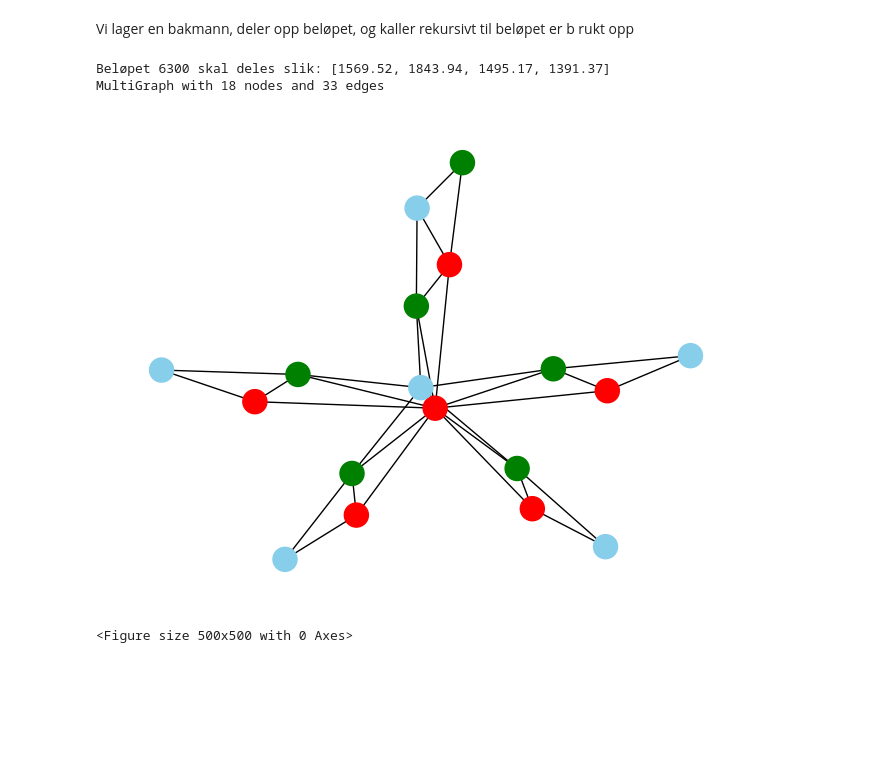
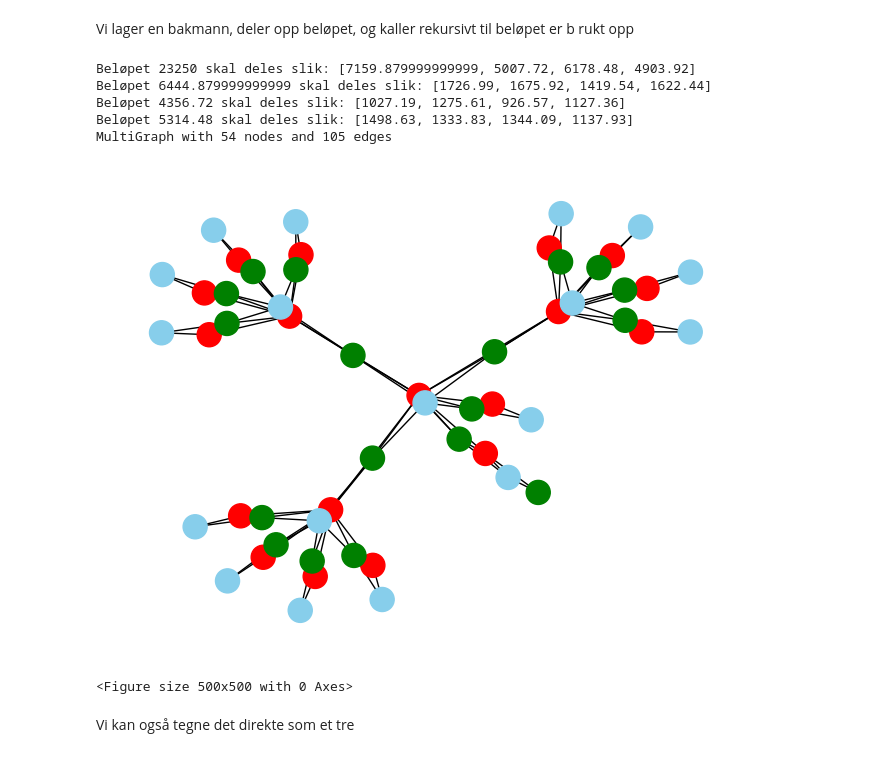
Before and after one commit to Tage-Politi/grafdag-2026, a Jupyter notebook: 4-økonomisk.ipynb, the cells around one changed output. Cells and saved outputs as stored; diff of their text form; code cells hidden in the pictures; blank space fills up the shorter version.

Commit message:
Lagt på linjenummer + ryddet opp i figurene.

```diff
--- a/4-økonomisk.ipynb
+++ b/4-økonomisk.ipynb
@@ -498,19 +499,24 @@ def del_utbyttet(G, bakmann, beløp, klokken):
 # %% [markdown]
 Vi lager en bakmann, deler opp beløpet, og kaller rekursivt til beløpet er b rukt opp
 # %%
-BELØP = 7000
+BELØP = 25000
 bakmann, b_uid, b_kto= lag_person_konto("Bakmann")
 nå = datetime.now()
 person_innskudd(bakmann, b_uid, BELØP, nå)
 senere = nå + timedelta(hours=random.random())
 G = del_utbyttet(bakmann, b_uid, BELØP, senere)
 print(G)
 
 # Tegne
 tegne_graf(G)
 # %% [output]
-Beløpet 6300 skal deles slik: [1569.52, 1843.94, 1495.17, 1391.37]
-MultiGraph with 18 nodes and 33 edges
+Beløpet 23250 skal deles slik: [7159.879999999999, 5007.72, 6178.48, 4903.92]
+Beløpet 6444.879999999999 skal deles slik: [1726.99, 1675.92, 1419.54, 1622.44]
+Beløpet 4356.72 skal deles slik: [1027.19, 1275.61, 926.57, 1127.36]
+Beløpet 5314.48 skal deles slik: [1498.63, 1333.83, 1344.09, 1137.93]
+MultiGraph with 54 nodes and 105 edges
-[figure, old version]
+[figure, new version]
 <Figure size 500x500 with 0 Axes>
+# %% [markdown]
+Vi kan også tegne det direkte som et tre
 # %%
```
Also changed, not shown: parts of 14 cells of this notebook.
